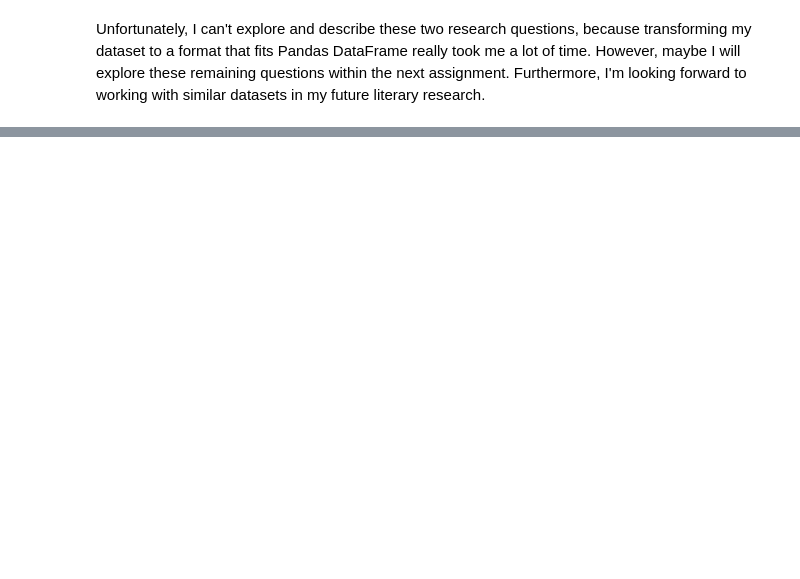
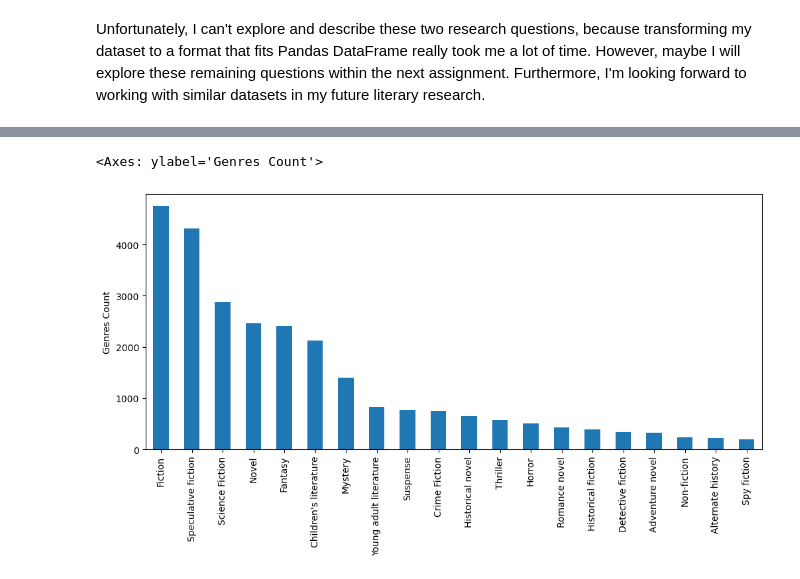
Before and after one commit to laura-ma-fu/Capstone-Project, a Jupyter notebook: LaurasCapstoneProject.ipynb, the cells around one changed output, grey strips where cells are left out. Saved outputs shown, nothing was run; the diff lists cells and outputs as text; code cells hidden in the pictures; blank space fills up the shorter version.

```diff
--- a/LaurasCapstoneProject.ipynb
+++ b/LaurasCapstoneProject.ipynb
@@ -549,0 +649,5 @@ Unfortunately, I can't explore and describe these two research questions, becaus
+# %%
+top_20_genres_with_labels.plot(y="count", ylabel="Genres Count", kind="bar", figsize=(12,5), legend=False)
+# %% [output]
+<Axes: ylabel='Genres Count'>
+[figure, added]
```
Also changed, not shown: parts of 33 cells of this notebook, 2 other files.
